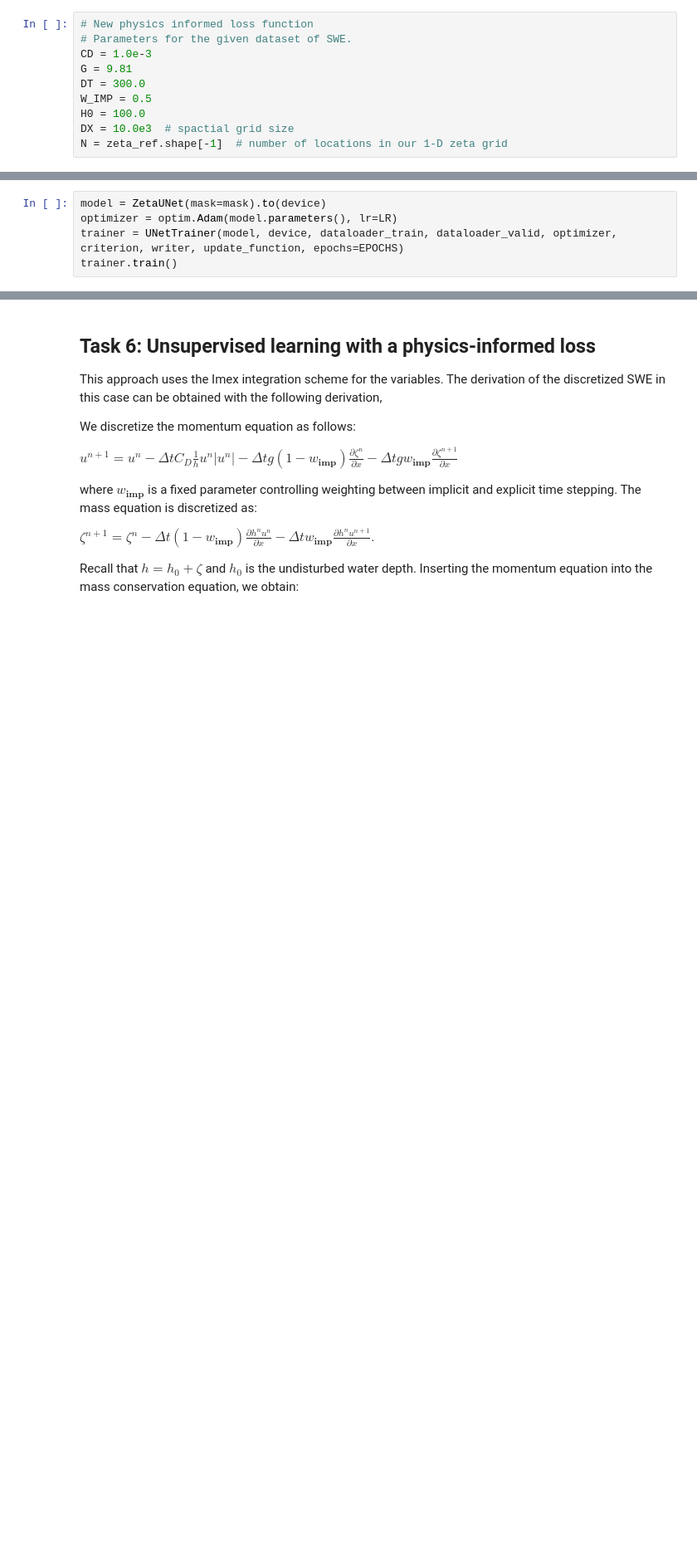
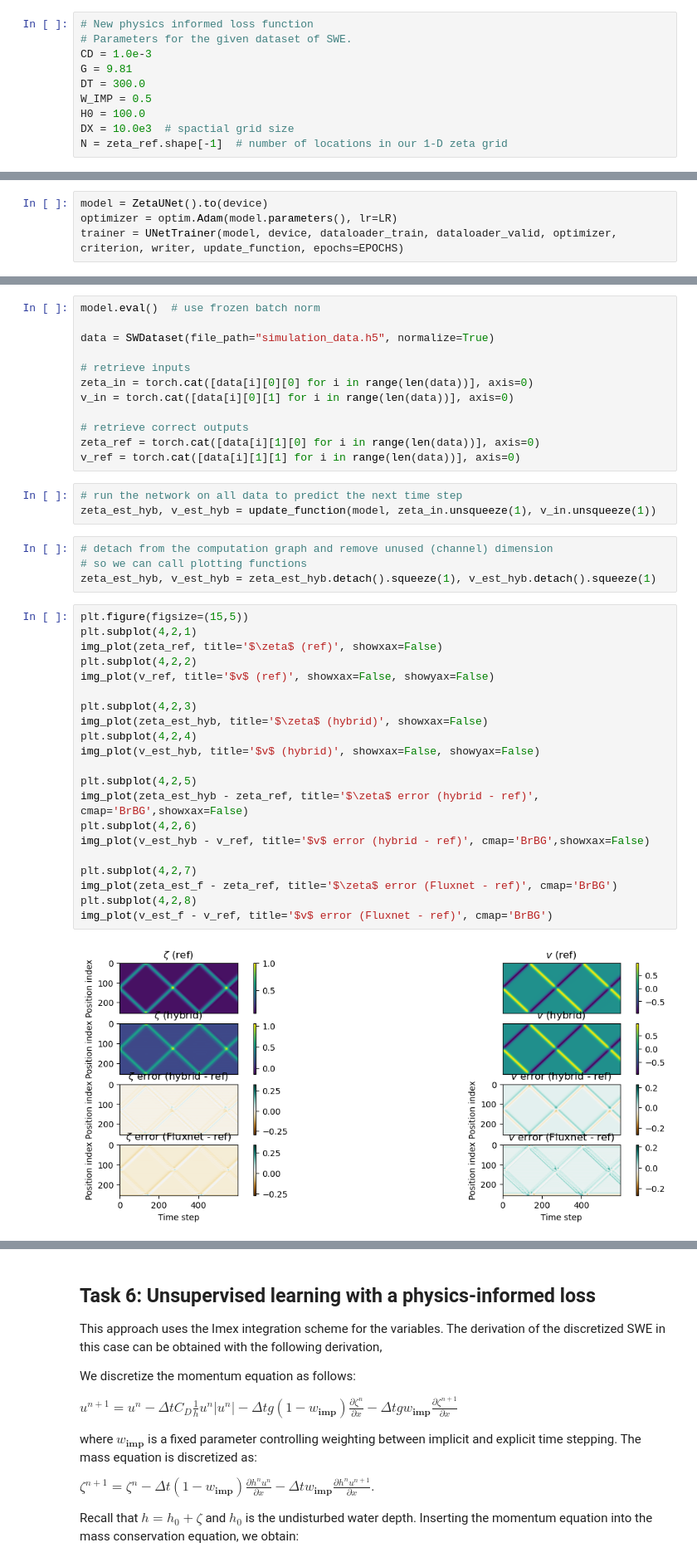
Before and after one commit to alicanbekar/pi_lecture_pytorch, a Jupyter notebook: swe_instructor_code.ipynb, the cells around one changed output, grey strips where cells are left out. Shown at 83% size. Drawn from its saved outputs; the diff is of its cells as text; blank space fills up the shorter version.

Commit message:
finished hybrid, works ok

```diff
--- a/swe_instructor_code.ipynb
+++ b/swe_instructor_code.ipynb
@@ -959,7 +962,6 @@ class ZetaUNet(UNetFlux):
 
         return delta_zeta, delta_v
 # %%
-model = ZetaUNet(mask=mask).to(device)
+model = ZetaUNet().to(device)
 optimizer = optim.Adam(model.parameters(), lr=LR)
 trainer = UNetTrainer(model, device, dataloader_train, dataloader_valid, optimizer, criterion, writer, update_function, epochs=EPOCHS)
-trainer.train()
@@ -965,0 +983,42 @@ trainer.train()
+# %%
+model.eval()  # use frozen batch norm
+
+data = SWDataset(file_path="simulation_data.h5", normalize=True)
+
+# retrieve inputs
+zeta_in = torch.cat([data[i][0][0] for i in range(len(data))], axis=0)
+v_in = torch.cat([data[i][0][1] for i in range(len(data))], axis=0)
+
+# retrieve correct outputs
+zeta_ref = torch.cat([data[i][1][0] for i in range(len(data))], axis=0)
+v_ref = torch.cat([data[i][1][1] for i in range(len(data))], axis=0)
+# %%
+# run the network on all data to predict the next time step
+zeta_est_hyb, v_est_hyb = update_function(model, zeta_in.unsqueeze(1), v_in.unsqueeze(1))
+# %%
+# detach from the computation graph and remove unused (channel) dimension
+# so we can call plotting functions
+zeta_est_hyb, v_est_hyb = zeta_est_hyb.detach().squeeze(1), v_est_hyb.detach().squeeze(1)
+# %%
+plt.figure(figsize=(15,5))
+plt.subplot(4,2,1)
+img_plot(zeta_ref, title='$\zeta$ (ref)', showxax=False)
+plt.subplot(4,2,2)
+img_plot(v_ref, title='$v$ (ref)', showxax=False, showyax=False)
+
+plt.subplot(4,2,3)
+img_plot(zeta_est_hyb, title='$\zeta$ (hybrid)', showxax=False)
+plt.subplot(4,2,4)
+img_plot(v_est_hyb, title='$v$ (hybrid)', showxax=False, showyax=False)
+
+plt.subplot(4,2,5)
+img_plot(zeta_est_hyb - zeta_ref, title='$\zeta$ error (hybrid - ref)', cmap='BrBG',showxax=False)
+plt.subplot(4,2,6)
+img_plot(v_est_hyb - v_ref, title='$v$ error (hybrid - ref)', cmap='BrBG',showxax=False)
+
+plt.subplot(4,2,7)
+img_plot(zeta_est_f - zeta_ref, title='$\zeta$ error (Fluxnet - ref)', cmap='BrBG')
+plt.subplot(4,2,8)
+img_plot(v_est_f - v_ref, title='$v$ error (Fluxnet - ref)', cmap='BrBG')
+# %% [output]
+[figure, added]
```
Also changed, not shown: parts of 8 cells of this notebook.
